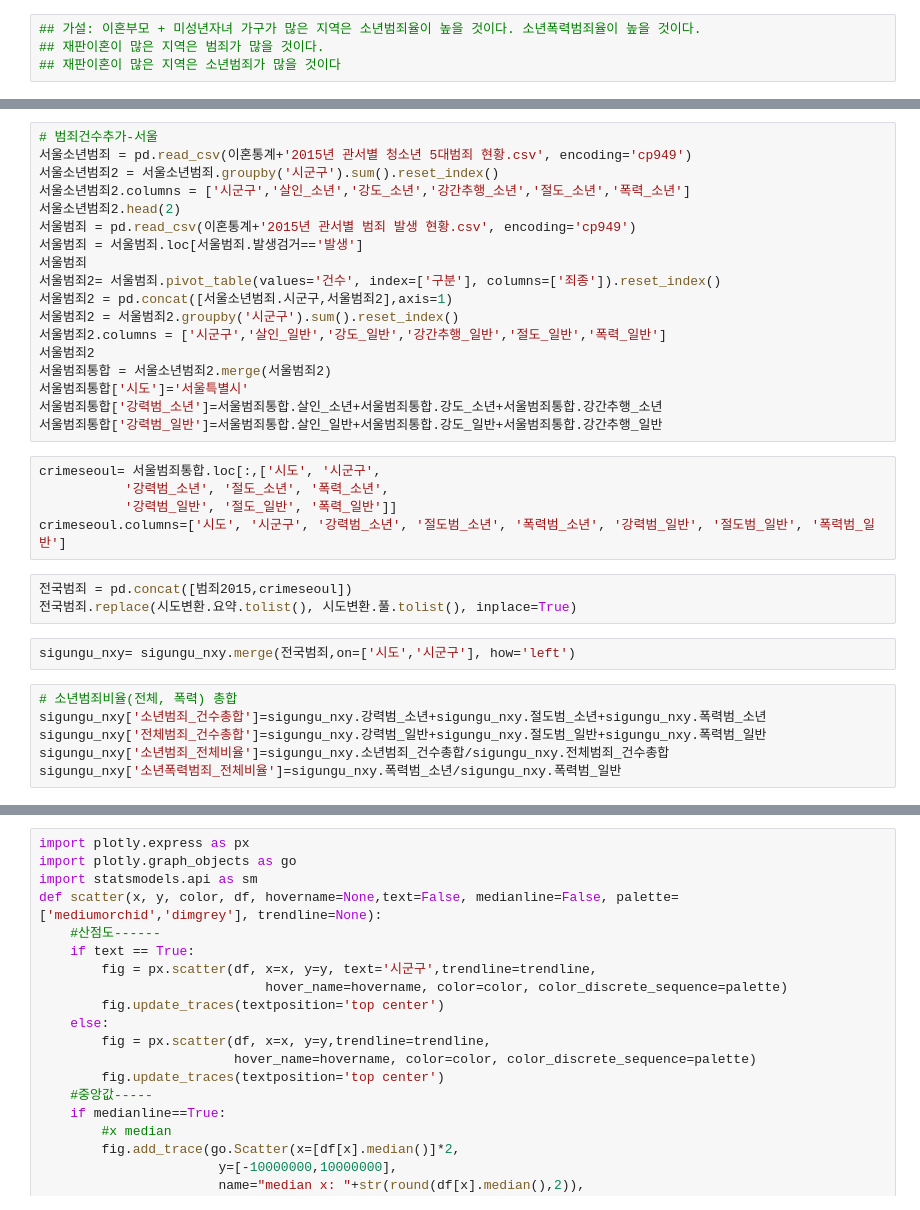
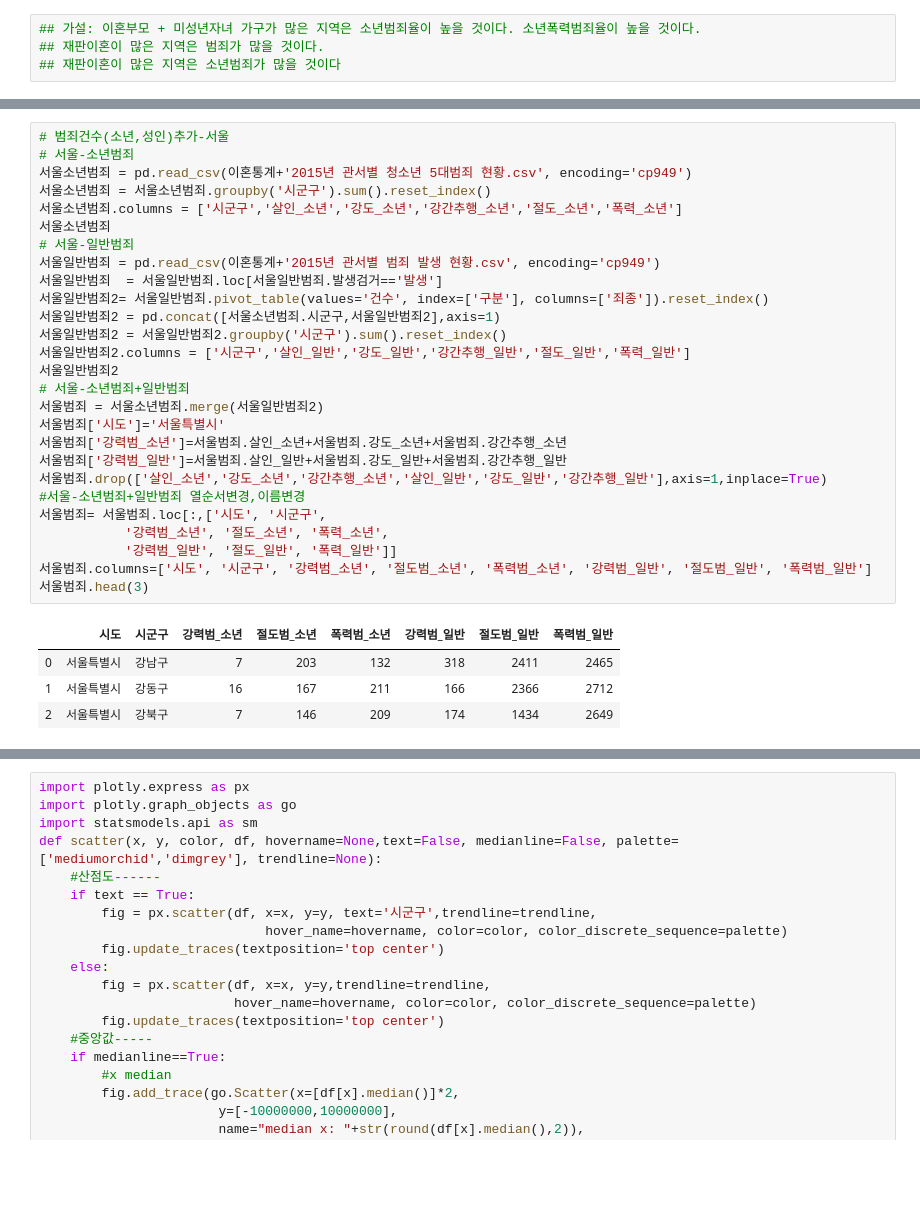
Before and after one commit to gloryle/ARTISTS, a Jupyter notebook: 1209_jy_이혼 - 범죄등급 #가정폭력_가설1시군구.ipynb, the cells around one changed output, grey strips where cells are left out. Saved outputs shown, nothing was run; the diff lists cells and outputs as text; blank space fills up the shorter version.

```diff
--- a/1209_jy_이혼 - 범죄등급 #가정폭력_가설1시군구.ipynb
+++ b/1209_jy_이혼 - 범죄등급 #가정폭력_가설1시군구.ipynb
@@ -56,34 +77,32 @@ df
 # %%
-# 범죄건수추가-서울
+# 범죄건수(소년,성인)추가-서울
+# 서울-소년범죄
 서울소년범죄 = pd.read_csv(이혼통계+'2015년 관서별 청소년 5대범죄 현황.csv', encoding='cp949')
-서울소년범죄2 = 서울소년범죄.groupby('시군구').sum().reset_index()
-서울소년범죄2.columns = ['시군구','살인_소년','강도_소년','강간추행_소년','절도_소년','폭력_소년']
-서울소년범죄2.head(2)
-서울범죄 = pd.read_csv(이혼통계+'2015년 관서별 범죄 발생 현황.csv', encoding='cp949')
-서울범죄 = 서울범죄.loc[서울범죄.발생검거=='발생']
-서울범죄
-서울범죄2= 서울범죄.pivot_table(values='건수', index=['구분'], columns=['죄종']).reset_index()
-서울범죄2 = pd.concat([서울소년범죄.시군구,서울범죄2],axis=1)
-서울범죄2 = 서울범죄2.groupby('시군구').sum().reset_index()
-서울범죄2.columns = ['시군구','살인_일반','강도_일반','강간추행_일반','절도_일반','폭력_일반']
-서울범죄2
-서울범죄통합 = 서울소년범죄2.merge(서울범죄2)
-서울범죄통합['시도']='서울특별시'
-서울범죄통합['강력범_소년']=서울범죄통합.살인_소년+서울범죄통합.강도_소년+서울범죄통합.강간추행_소년
-서울범죄통합['강력범_일반']=서울범죄통합.살인_일반+서울범죄통합.강도_일반+서울범죄통합.강간추행_일반
+서울소년범죄 = 서울소년범죄.groupby('시군구').sum().reset_index()
+서울소년범죄.columns = ['시군구','살인_소년','강도_소년','강간추행_소년','절도_소년','폭력_소년']
+서울소년범죄
+# 서울-일반범죄
+서울일반범죄 = pd.read_csv(이혼통계+'2015년 관서별 범죄 발생 현황.csv', encoding='cp949')
+서울일반범죄  = 서울일반범죄.loc[서울일반범죄.발생검거=='발생']
+서울일반범죄2= 서울일반범죄.pivot_table(values='건수', index=['구분'], columns=['죄종']).reset_index()
+서울일반범죄2 = pd.concat([서울소년범죄.시군구,서울일반범죄2],axis=1)
+서울일반범죄2 = 서울일반범죄2.groupby('시군구').sum().reset_index()
+서울일반범죄2.columns = ['시군구','살인_일반','강도_일반','강간추행_일반','절도_일반','폭력_일반']
+서울일반범죄2
+# 서울-소년범죄+일반범죄
+서울범죄 = 서울소년범죄.merge(서울일반범죄2)
+서울범죄['시도']='서울특별시'
+서울범죄['강력범_소년']=서울범죄.살인_소년+서울범죄.강도_소년+서울범죄.강간추행_소년
+서울범죄['강력범_일반']=서울범죄.살인_일반+서울범죄.강도_일반+서울범죄.강간추행_일반
+서울범죄.drop(['살인_소년','강도_소년','강간추행_소년','살인_일반','강도_일반','강간추행_일반'],axis=1,inplace=True)
+#서울-소년범죄+일반범죄 열순서변경,이름변경
+서울범죄= 서울범죄.loc[:,['시도', '시군구',
+           '강력범_소년', '절도_소년', '폭력_소년',
+           '강력범_일반', '절도_일반', '폭력_일반']]
+서울범죄.columns=['시도', '시군구', '강력범_소년', '절도범_소년', '폭력범_소년', '강력범_일반', '절도범_일반', '폭력범_일반']
+서울범죄.head(3)
+# %% [output]
+|  | 시도 | 시군구 | 강력범_소년 | 절도범_소년 | 폭력범_소년 | 강력범_일반 | 절도범_일반 | 폭력범_일반 |
+| 0 | 서울특별시 | 강남구 | 7 | 203 | 132 | 318 | 2411 | 2465 |
+| 1 | 서울특별시 | 강동구 | 16 | 167 | 211 | 166 | 2366 | 2712 |
+| 2 | 서울특별시 | 강북구 | 7 | 146 | 209 | 174 | 1434 | 2649 |
-# %%
-crimeseoul= 서울범죄통합.loc[:,['시도', '시군구',
-           '강력범_소년', '절도_소년', '폭력_소년',
-           '강력범_일반', '절도_일반', '폭력_일반']]
-crimeseoul.columns=['시도', '시군구', '강력범_소년', '절도범_소년', '폭력범_소년', '강력범_일반', '절도범_일반', '폭력범_일반']
-# %%
-전국범죄 = pd.concat([범죄2015,crimeseoul])
-전국범죄.replace(시도변환.요약.tolist(), 시도변환.풀.tolist(), inplace=True)
-# %%
-sigungu_nxy= sigungu_nxy.merge(전국범죄,on=['시도','시군구'], how='left')
-# %%
-# 소년범죄비율(전체, 폭력) 총합
-sigungu_nxy['소년범죄_건수총합']=sigungu_nxy.강력범_소년+sigungu_nxy.절도범_소년+sigungu_nxy.폭력범_소년
-sigungu_nxy['전체범죄_건수총합']=sigungu_nxy.강력범_일반+sigungu_nxy.절도범_일반+sigungu_nxy.폭력범_일반
-sigungu_nxy['소년범죄_전체비율']=sigungu_nxy.소년범죄_건수총합/sigungu_nxy.전체범죄_건수총합
-sigungu_nxy['소년폭력범죄_전체비율']=sigungu_nxy.폭력범_소년/sigungu_nxy.폭력범_일반
```
Also changed, not shown: parts of 39 cells of this notebook, 2 other files.
